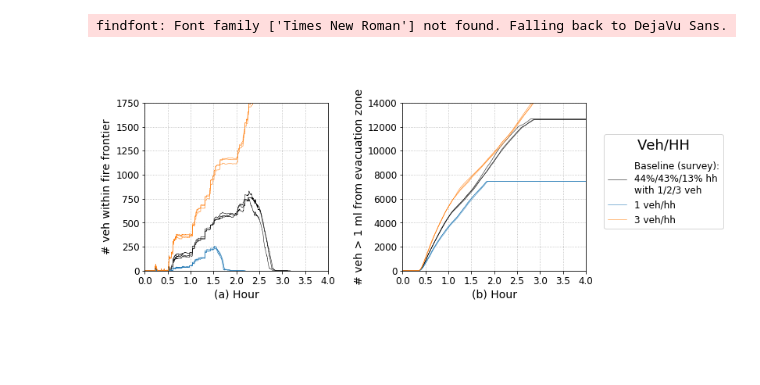
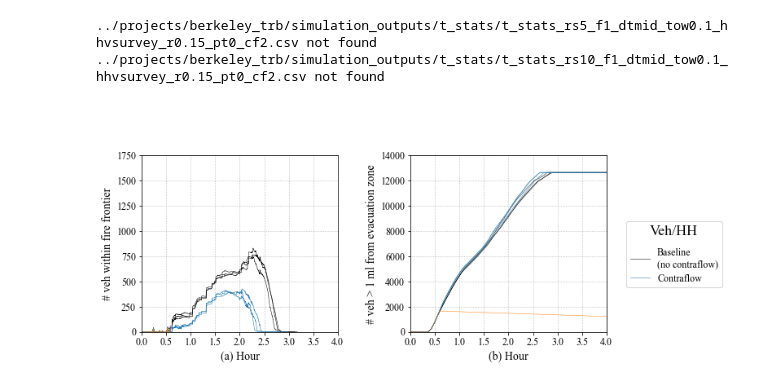
Before and after one commit to cb-cities/spatial_queue, a Jupyter notebook: model/berkeley_visualization.ipynb, the cells around one changed output. Cells and saved outputs as stored; diff of their text form; code cells hidden in the pictures; blank space fills up the shorter version.

```diff
--- a/model/berkeley_visualization.ipynb
+++ b/model/berkeley_visualization.ipynb
@@ -53,52 +53,53 @@ color = iter(['k'] + [plt.rcParams['axes.prop_cycle'].by_key()['color'][0], plt.
 # for fire_speed in [1, 0.5, 2]:
 # for dept_time_id in ['fst', 'mid', 'slw']:
 # for tow_pct in [0, 0.1, 0.25]:
-for hh_veh in ['survey', 1, 3]:
+# for hh_veh in ['survey', 1, 3]:
 # for reroute_pct in [0, 0.2, 0.5, 1]:
 # for phase_tdiff in [0, 15, 30, 60]:
-# for counterflow in [0, 1]:
+for counterflow in [0, 1, 2]:
     c = next(color)
     for random_seed in [0, 5, 10]:
         try:
-            file_name = 'projects/berkeley/simulation_outputs/t_stats/t_stats_rs{}_f{}_dt{}_tow{}_hhv{}_r{}_pt{}_cf{}.csv'.format(
-                random_seed, b_fire_speed, b_dept_time_id, b_tow_pct, hh_veh, b_reroute_pct, b_phase_tdiff, b_counterflow)
+            file_name = '../projects/berkeley_trb/simulation_outputs/t_stats/t_stats_rs{}_f{}_dt{}_tow{}_hhv{}_r{}_pt{}_cf{}.csv'.format(
+                random_seed, b_fire_speed, b_dept_time_id, b_tow_pct, b_hh_veh, b_reroute_pct, b_phase_tdiff, counterflow)
             res = pd.read_csv(file_name)
         except FileNotFoundError:
             print('{} not found'.format(file_name))
             continue
         line,= ax[0].plot(res['t']/3600, res['neg_fdist'], lw=0.5, c=c)
         if random_seed == 5:
-            line.set_label(d_hh_veh[hh_veh])
+            line.set_label(d_counterflow[counterflow])
         ax[0].set_ylabel('# veh within fire frontier')
         ax[0].set_xlabel('(a) Hour')
         ax[0].set_xlim([0, 4])
         ax[0].set_ylim([0, 1750])
 #         ax[0].set_ylim([0, 3000])
         ax[0].set_xticks(np.arange(0, 4.5, 0.5))
         ax[0].set_yticks(np.arange(0, 1800, 250))
         ax[0].grid(ls=':')
 
         ax[1].plot((res['t']/3600).values.tolist()+[6], (res['out_evac_buffer_cnts']+res['arr']).values.tolist()+[np.max(res['arr'])], lw=0.5, c=c)
 #         line2,= ax[1].plot((res['t']/3600).values.tolist(), (12677-res['init']-res['load']).values.tolist(), lw=0.5, c=c, ls='--', dashes=(5, 10))
 #         if random_seed == 5:
 #             line2.set_label(d_dept_time_id2[dept_time_id])
 #         ax[1].set_ylabel('# veh > 1 ml from evacuation zone\nor # veh started evacuation')
         ax[1].set_ylabel('# veh > 1 ml from evacuation zone')
         ax[1].set_xlabel('(b) Hour')
         ax[1].set_xlim([0, 4])
         ax[1].set_ylim([0, 14000])
 #         ax[1].set_ylim([0, 20000])
         ax[1].set_xticks(np.arange(0, 4.5, 0.5))
         ax[1].set_yticks(np.arange(0, 15000, 2000))
         ax[1].grid(ls=':')
 
 handles, labels = ax[0].get_legend_handles_labels()
 handles2, labels2 = ax[1].get_legend_handles_labels()
 leg = plt.legend(handles+handles2, labels+labels2, loc=[1.1,0.25])
 leg.set_title("Veh/HH", prop = {'size': 18})
 leg._legend_box.sep = 12
 leg._legend_box.align = "center"
 plt.show()
 # %% [output]
-findfont: Font family ['Times New Roman'] not found. Falling back to DejaVu Sans.
+../projects/berkeley_trb/simulation_outputs/t_stats/t_stats_rs5_f1_dtmid_tow0.1_hhvsurvey_r0.15_pt0_cf2.csv not found
+../projects/berkeley_trb/simulation_outputs/t_stats/t_stats_rs10_f1_dtmid_tow0.1_hhvsurvey_r0.15_pt0_cf2.csv not found
-[figure, old version]
+[figure, new version]
```
Also changed, not shown: 6 other files.
